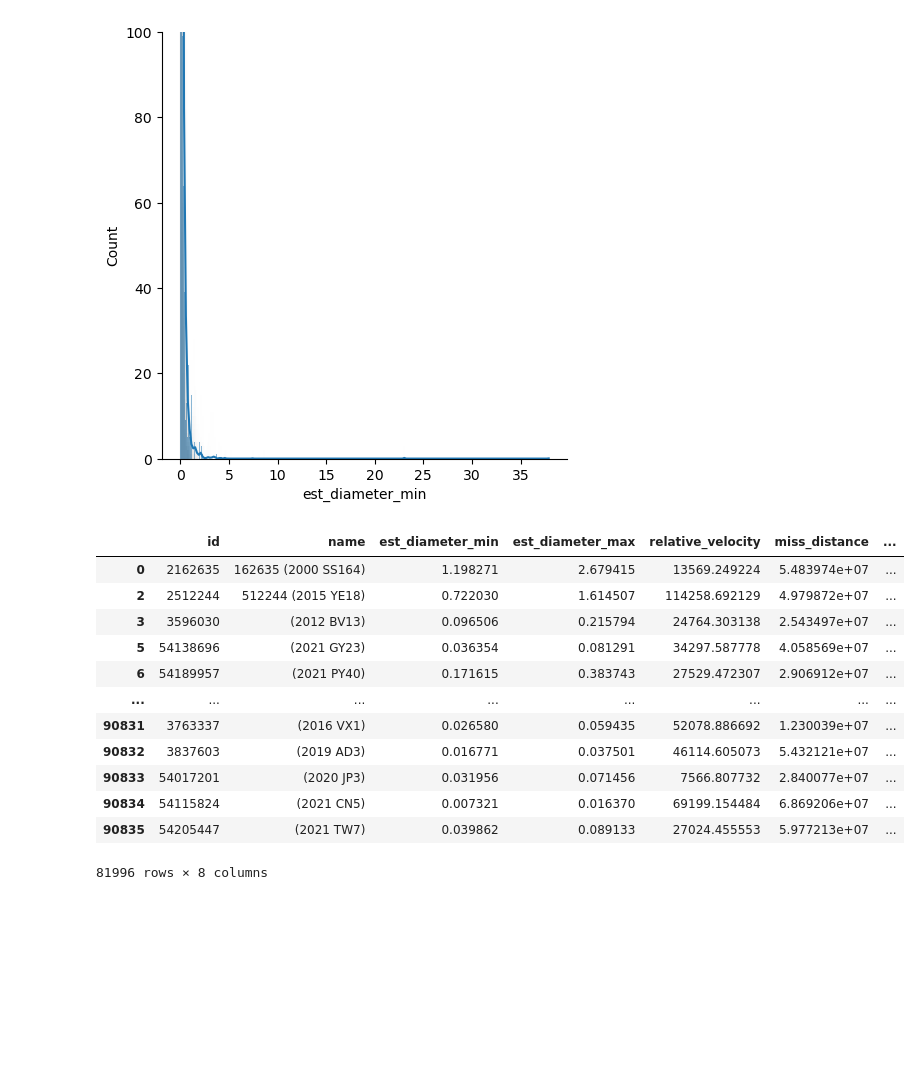
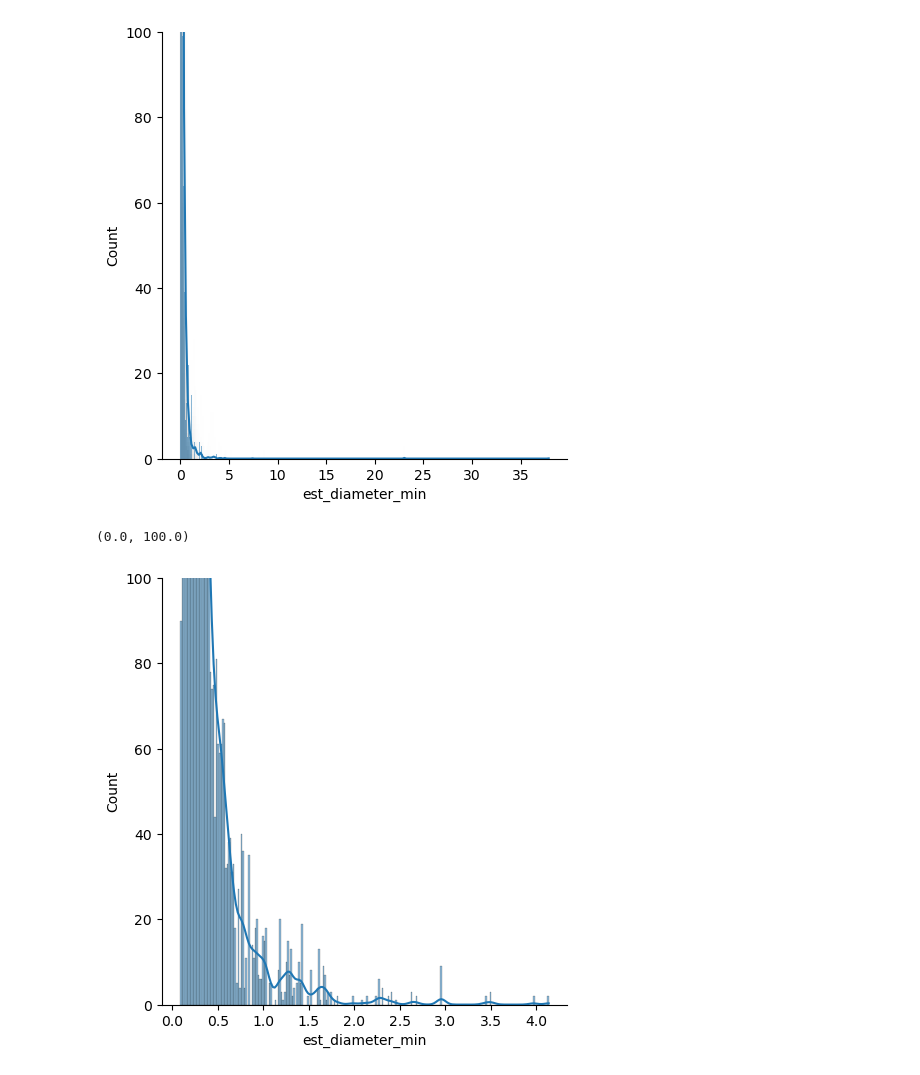
Before and after one commit to brandontnavarrete/nasa-neow, a Jupyter notebook: explore.ipynb, the cells around one changed output. Drawn from its saved outputs; the diff is of its cells as text; code cells hidden in the pictures; blank space fills up the shorter version.

```diff
--- a/explore.ipynb
+++ b/explore.ipynb
@@ -211,8 +221,8 @@ heatmap(matrix)
 # %% [markdown]
 ### how many objects are hazardous and how many are inert
 # %%
-haz = df[df.hazardous == True]
-safe = df[df.hazardous == False]
+haz = df[df.hazardous == 1]
+safe = df[df.hazardous == 0]
 # %%
 len(haz) / len(safe)
 # 10 percent of our data is dangerous
@@ -265,16 +251,0 @@ $Ha$ : Mean of est_diameter_min of astroids > Mean of est_diameter_min of all as
-# %%
-safe
-# %% [output]
-|  | id | name | est_diameter_min | est_diameter_max | relative_velocity | miss_distance | ... |
-| 0 | 2162635 | 162635 (2000 SS164) | 1.198271 | 2.679415 | 13569.249224 | 5.483974e+07 | ... |
-| 2 | 2512244 | 512244 (2015 YE18) | 0.722030 | 1.614507 | 114258.692129 | 4.979872e+07 | ... |
-| 3 | 3596030 | (2012 BV13) | 0.096506 | 0.215794 | 24764.303138 | 2.543497e+07 | ... |
-| 5 | 54138696 | (2021 GY23) | 0.036354 | 0.081291 | 34297.587778 | 4.058569e+07 | ... |
-| 6 | 54189957 | (2021 PY40) | 0.171615 | 0.383743 | 27529.472307 | 2.906912e+07 | ... |
-| ... | ... | ... | ... | ... | ... | ... | ... |
-| 90831 | 3763337 | (2016 VX1) | 0.026580 | 0.059435 | 52078.886692 | 1.230039e+07 | ... |
-| 90832 | 3837603 | (2019 AD3) | 0.016771 | 0.037501 | 46114.605073 | 5.432121e+07 | ... |
-| 90833 | 54017201 | (2020 JP3) | 0.031956 | 0.071456 | 7566.807732 | 2.840077e+07 | ... |
-| 90834 | 54115824 | (2021 CN5) | 0.007321 | 0.016370 | 69199.154484 | 6.869206e+07 | ... |
-| 90835 | 54205447 | (2021 TW7) | 0.039862 | 0.089133 | 27024.455553 | 5.977213e+07 | ... |
-81996 rows × 8 columns
@@ -282,0 +252,6 @@ mannwhitneyu(safe.)
+# %%
+sns.displot(data = haz.est_diameter_min,kde = 'line')
+plt.ylim(0,100)
+# %% [output]
+(0.0, 100.0)
+[figure, added]
```
Also changed, not shown: parts of 43 cells of this notebook.
